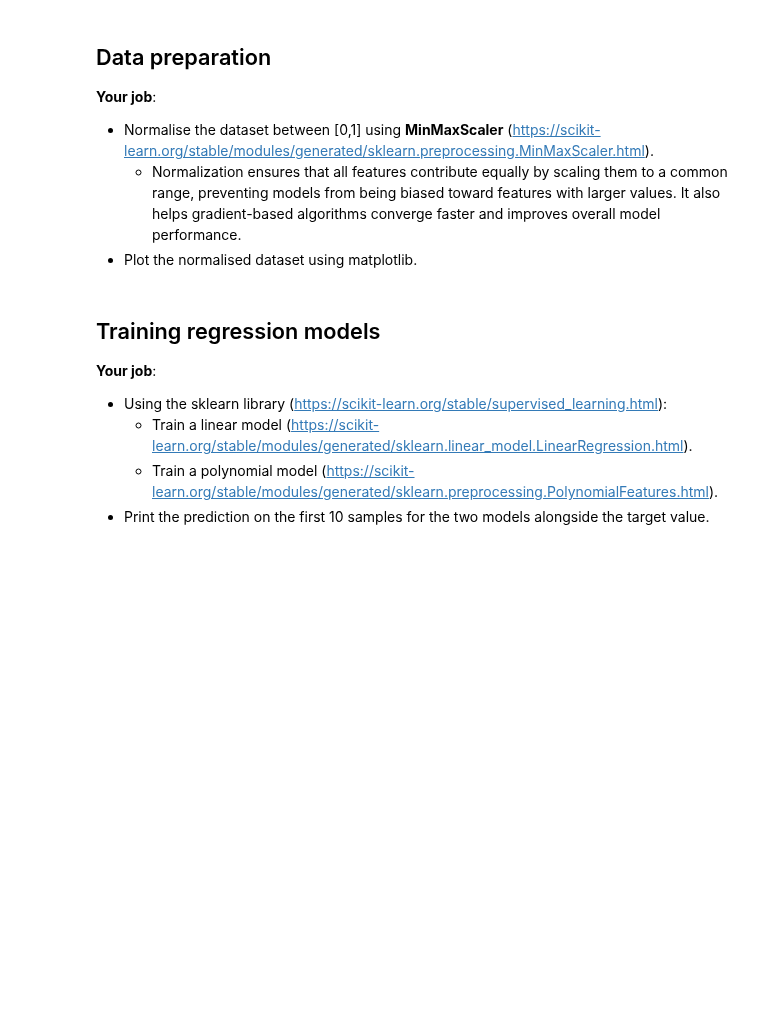
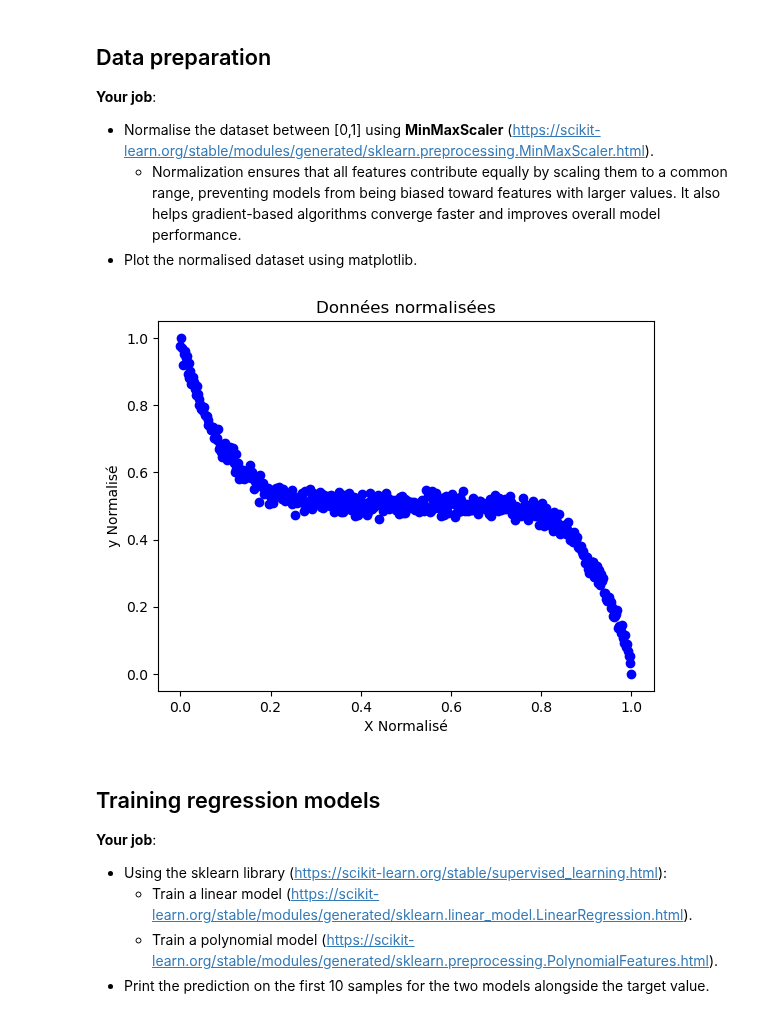
Before and after one commit to Xxxxr096/Project_maching_learning, a Jupyter notebook: part1_supervised_learning/1_regression/regression.ipynb, the cells around one changed output. Saved outputs shown, nothing was run; the diff lists cells and outputs as text; code cells hidden in the pictures; blank space fills up the shorter version.

```diff
--- a/part1_supervised_learning/1_regression/regression.ipynb
+++ b/part1_supervised_learning/1_regression/regression.ipynb
@@ -78,3 +86,27 @@ import matplotlib.pyplot as plt
+# %%
+from sklearn.preprocessing import MinMaxScaler
+import numpy as np
+
+# S'assurer que X et y sont des tableaux NumPy 2D
+X_array = np.array(X).reshape(-1, 1)  # reshape vers (n_samples, 1)
+y_array = np.array(y).reshape(-1, 1)
+
+# Normalisation
+scaler_X = MinMaxScaler()
+scaler_y = MinMaxScaler()
+
+X_scaled = scaler_X.fit_transform(X_array)
+y_scaled = scaler_y.fit_transform(y_array)
+# %%
+# Tracé des données normalisées
+plt.figure()
+plt.scatter(X_scaled, y_scaled, color='blue')
+plt.title("Données normalisées")
+plt.xlabel("X Normalisé")
+plt.ylabel("y Normalisé")
+plt.show()
+# %% [output]
+[figure, added]
 # %% [markdown]
 ## Training regression models
 
```
Also changed, not shown: parts of 16 cells of this notebook.
